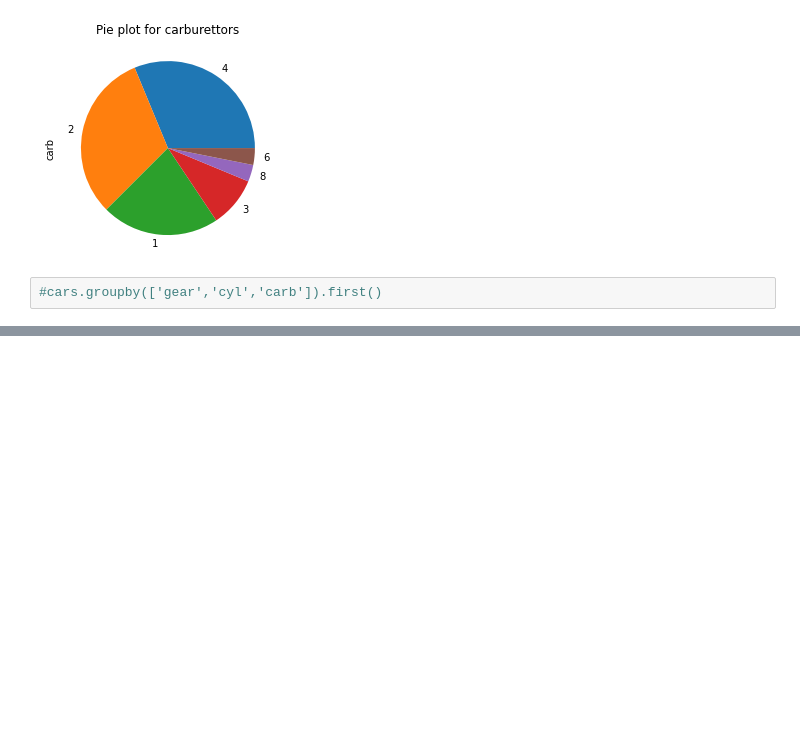
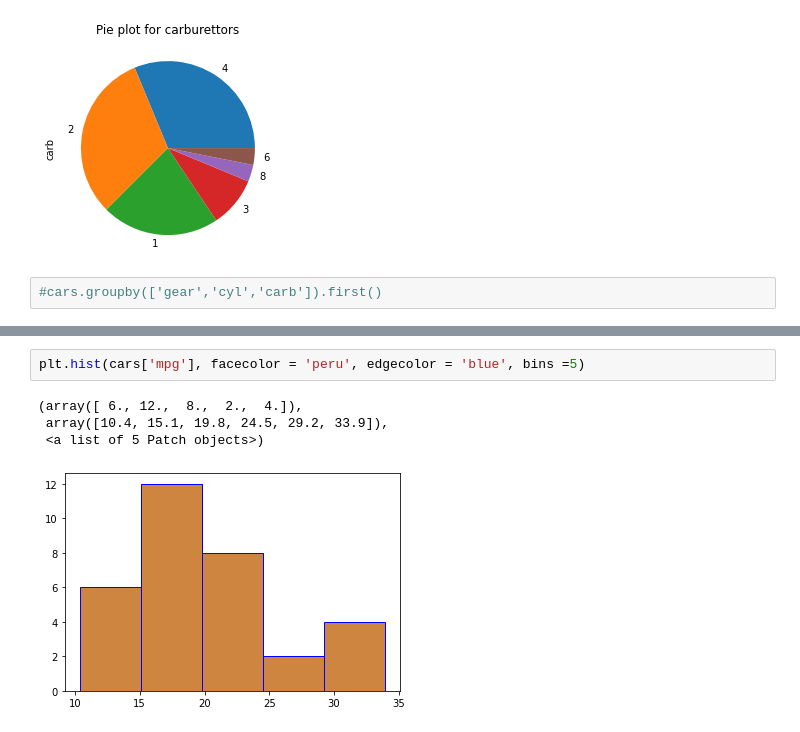
Before and after one commit to Pradnya1208/Data-Science, a Jupyter notebook: Visualizations_Python/matplotlib/Visualizations_python.ipynb, the cells around one changed output, grey strips where cells are left out. Drawn from its saved outputs; the diff is of its cells as text; blank space fills up the shorter version.

```diff
--- a/Visualizations_Python/matplotlib/Visualizations_python.ipynb
+++ b/Visualizations_Python/matplotlib/Visualizations_python.ipynb
@@ -119,0 +133,7 @@ Text(0.5, 1.0, 'Pie plot for carburettors')
+# %%
+plt.hist(cars['mpg'], facecolor = 'peru', edgecolor = 'blue', bins =5)
+# %% [output]
+(array([ 6., 12.,  8.,  2.,  4.]),
+ array([10.4, 15.1, 19.8, 24.5, 29.2, 33.9]),
+ <a list of 5 Patch objects>)
+[figure, added]
```
Also changed, not shown: parts of 13 cells of this notebook.
